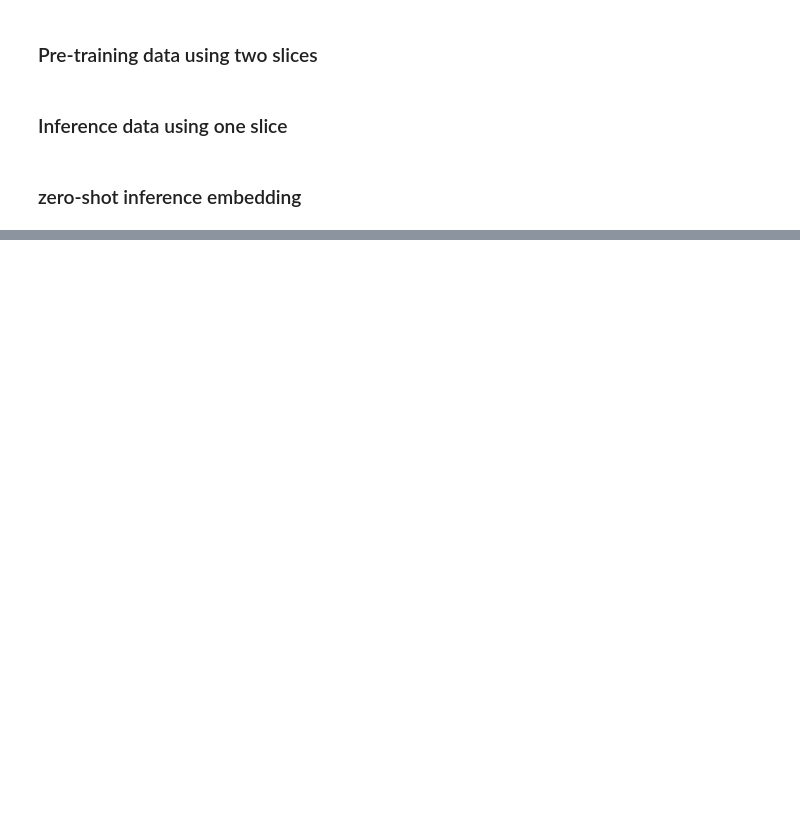
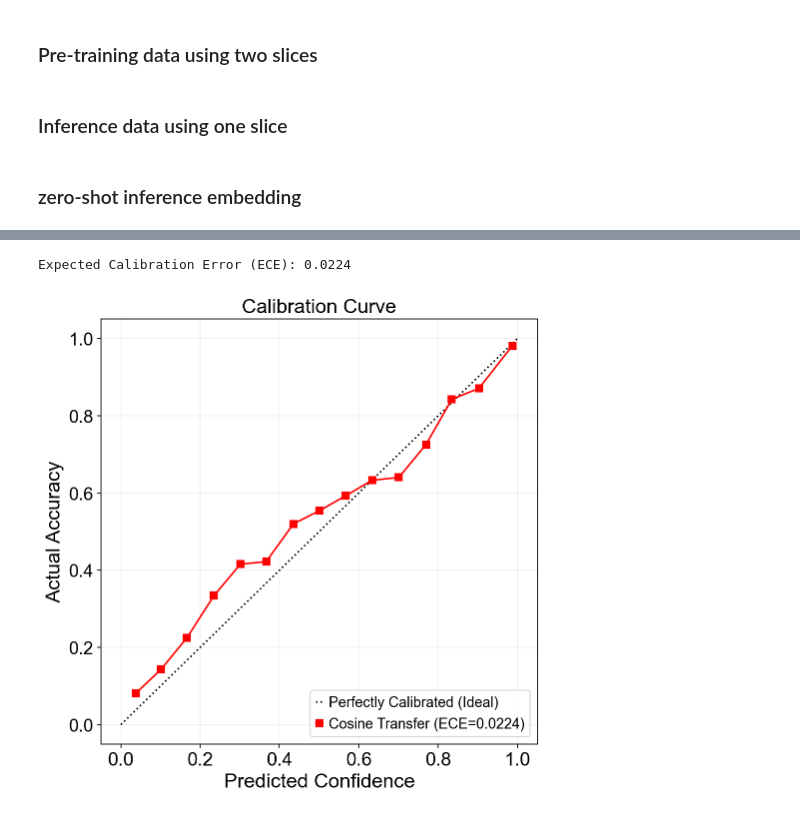
Before and after one commit to dbjzs/SpaLP_benchmark, a Jupyter notebook: Additional_foundation_validation/MERFISH-calibration-uncertainty-2slices-pretrain.ipynb, the cells around one changed output, grey strips where cells are left out. Drawn from its saved outputs; the diff is of its cells as text; code cells hidden in the pictures; blank space fills up the shorter version.

```diff
--- a/Additional_foundation_validation/MERFISH-calibration-uncertainty-2slices-pretrain.ipynb
+++ b/Additional_foundation_validation/MERFISH-calibration-uncertainty-2slices-pretrain.ipynb
@@ -301,0 +166,45 @@ WARNING: saving figure to file /home/dbj/SpaLP/gittest/SpaLP/general/MERFISH/set
+# %%
+#Calculating calibration curves
+from sklearn.calibration import calibration_curve
+import matplotlib.pyplot as plt
+plt.rcParams['figure.figsize'] = (6,5)
+plt.rcParams['font.size'] = 15
+def evaluate_calibration(new_adata, true_label="True_label", pred_label="Transfer_label", conf_key="Confidence", n_bins=15):
+    y_true_str = new_adata.obs[true_label].values
+    y_pred_str = new_adata.obs[pred_label].values
+    confidences = new_adata.obs[conf_key].values
+    confidences = np.clip(confidences, 0.0, 1.0)
+    accuracies = (y_true_str == y_pred_str).astype(int)
+
+    fraction_of_positives, mean_predicted_value = calibration_curve(accuracies, confidences, n_bins=n_bins, strategy='uniform')
+    bins = np.linspace(0, 1, n_bins + 1)
+    bin_indices = np.digitize(confidences, bins) - 1
+    ece = 0.0
+    for b in range(n_bins):
+        mask = (bin_indices == b)
+        if np.any(mask):
+            bin_acc = np.mean(accuracies[mask])
+            bin_conf = np.mean(confidences[mask])
+            ece += np.abs(bin_acc - bin_conf) * np.mean(mask)
+
+    print(f"Expected Calibration Error (ECE): {ece:.4f}")
+    plt.figure(figsize=(7, 7))
+    plt.plot([0, 1], [0, 1], "k:", label="Perfectly Calibrated (Ideal)")
+    plt.plot(mean_predicted_value, fraction_of_positives, "s-", color="red", label=f"Cosine Transfer (ECE={ece:.4f})")
+
+    plt.xlabel("Predicted Confidence",fontsize=18)
+    plt.ylabel("Actual Accuracy",fontsize=18)
+    plt.title("Calibration Curve",fontsize=18)
+    plt.legend(loc="lower right")
+    plt.tick_params(axis='x', rotation=0, labelsize=17)
+    plt.tick_params(axis='y', labelsize=16)
+    plt.grid(False, alpha=0.3)
+    plt.savefig("/home/dbj/SpaLP/gittest/SpaLP/general/MERFISH/setting2/calibration_curve1.png", dpi=800)
+    plt.show()
+
+    return ece
+# %%
+ece = evaluate_calibration(adata1,true_label='major_brain_region',pred_label='Transfer_label',conf_key='Confidence')
+# %% [output]
+Expected Calibration Error (ECE): 0.0224
+[figure, added]
```
Also changed, not shown: parts of 19 cells of this notebook, 1 other file.
